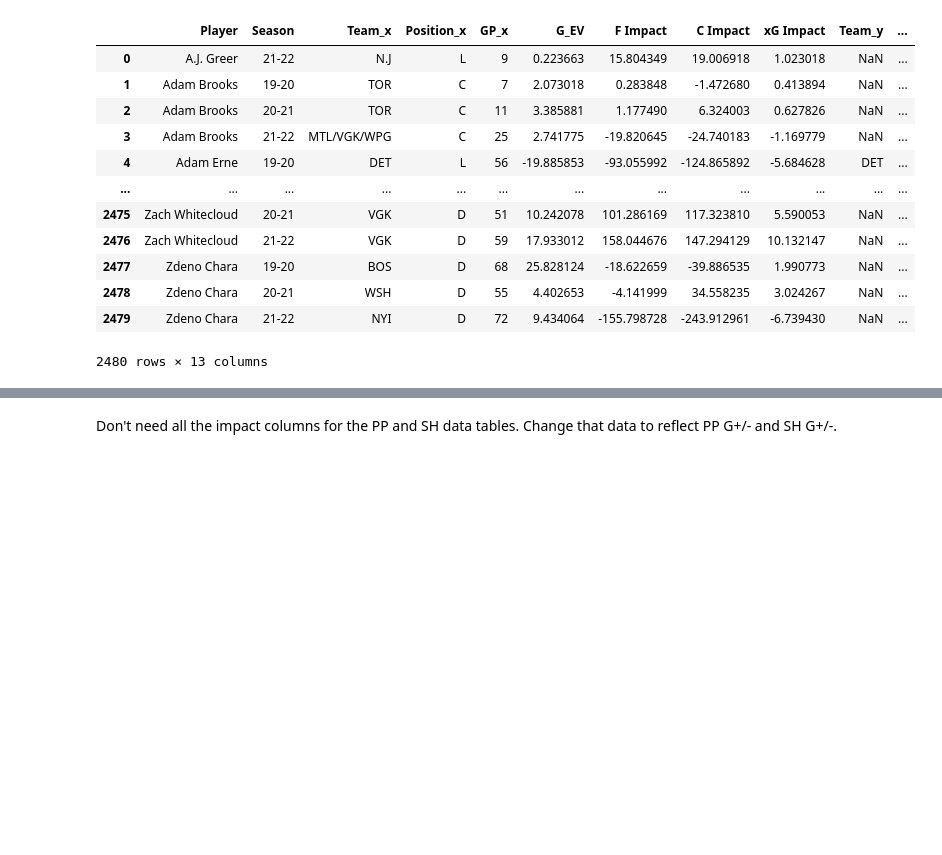
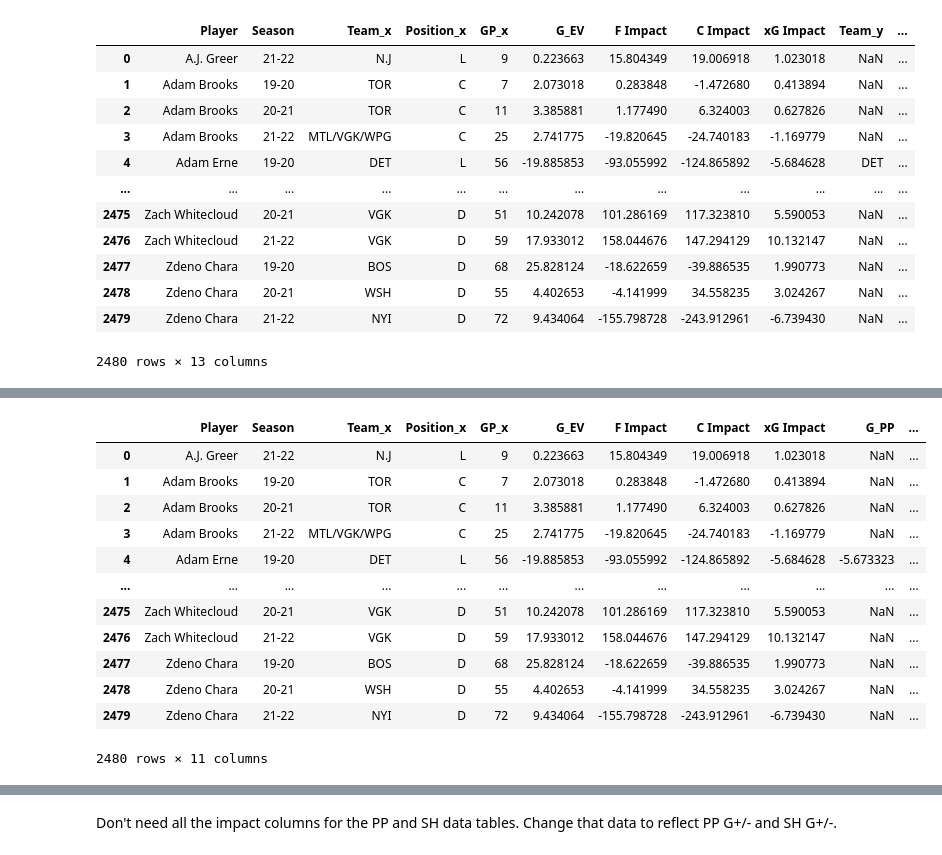
Before and after one commit to mikeytw11/Hockey-Model, a Jupyter notebook: Pre_Season_Model.ipynb, the cells around one changed output, grey strips where cells are left out. Drawn from its saved outputs; the diff is of its cells as text; code cells hidden in the pictures; blank space fills up the shorter version.

Commit message:
Added a full skater table.

```diff
--- a/Pre_Season_Model.ipynb
+++ b/Pre_Season_Model.ipynb
@@ -207,8 +207,8 @@ skater_PP = skater_PP.rename(columns = {'G Impact':'G_PP'})
 skater_SH = skater_SH.rename(columns = {'G Impact':'G_SH'})
 # %%
 #Merge player data for EV and PP
-full_skater_data = pd.merge(skater_EV, skater_PP, how="left", on=["Player","Season"])
-full_skater_data
+skater_EV_PP = pd.merge(skater_EV, skater_PP, how="left", on=["Player","Season"])
+skater_EV_PP
 # %% [output]
 |  | Player | Season | Team_x | Position_x | GP_x | G_EV | F Impact | C Impact | xG Impact | Team_y | ... |
 | 0 | A.J. Greer | 21-22 | N.J | L | 9 | 0.223663 | 15.804349 | 19.006918 | 1.023018 | NaN | ... |
@@ -223,3 +223,7 @@ full_skater_data
 | 2478 | Zdeno Chara | 20-21 | WSH | D | 55 | 4.402653 | -4.141999 | 34.558235 | 3.024267 | NaN | ... |
 | 2479 | Zdeno Chara | 21-22 | NYI | D | 72 | 9.434064 | -155.798728 | -243.912961 | -6.739430 | NaN | ... |
 2480 rows × 13 columns
+# %%
+#Merge EV, PP, and SH data
+full_skater_data = pd.merge(skater_EV_PP, skater_SH, how="left", on=["Player", "Season"])
+full_skater_data
@@ -225,0 +244,18 @@ full_skater_data
+# %%
+#Drop columns from full skater data
+full_skater_data = full_skater_data.drop(columns= ['Team_y', 'Position_y', 'GP_y', 'Team', 'Position', 'GP'])
+full_skater_data
+# %% [output]
+|  | Player | Season | Team_x | Position_x | GP_x | G_EV | F Impact | C Impact | xG Impact | G_PP | ... |
+| 0 | A.J. Greer | 21-22 | N.J | L | 9 | 0.223663 | 15.804349 | 19.006918 | 1.023018 | NaN | ... |
+| 1 | Adam Brooks | 19-20 | TOR | C | 7 | 2.073018 | 0.283848 | -1.472680 | 0.413894 | NaN | ... |
+| 2 | Adam Brooks | 20-21 | TOR | C | 11 | 3.385881 | 1.177490 | 6.324003 | 0.627826 | NaN | ... |
+| 3 | Adam Brooks | 21-22 | MTL/VGK/WPG | C | 25 | 2.741775 | -19.820645 | -24.740183 | -1.169779 | NaN | ... |
+| 4 | Adam Erne | 19-20 | DET | L | 56 | -19.885853 | -93.055992 | -124.865892 | -5.684628 | -5.673323 | ... |
+| ... | ... | ... | ... | ... | ... | ... | ... | ... | ... | ... | ... |
+| 2475 | Zach Whitecloud | 20-21 | VGK | D | 51 | 10.242078 | 101.286169 | 117.323810 | 5.590053 | NaN | ... |
+| 2476 | Zach Whitecloud | 21-22 | VGK | D | 59 | 17.933012 | 158.044676 | 147.294129 | 10.132147 | NaN | ... |
+| 2477 | Zdeno Chara | 19-20 | BOS | D | 68 | 25.828124 | -18.622659 | -39.886535 | 1.990773 | NaN | ... |
+| 2478 | Zdeno Chara | 20-21 | WSH | D | 55 | 4.402653 | -4.141999 | 34.558235 | 3.024267 | NaN | ... |
+| 2479 | Zdeno Chara | 21-22 | NYI | D | 72 | 9.434064 | -155.798728 | -243.912961 | -6.739430 | NaN | ... |
+2480 rows × 11 columns
```
Also changed, not shown: parts of 3 cells of this notebook.
